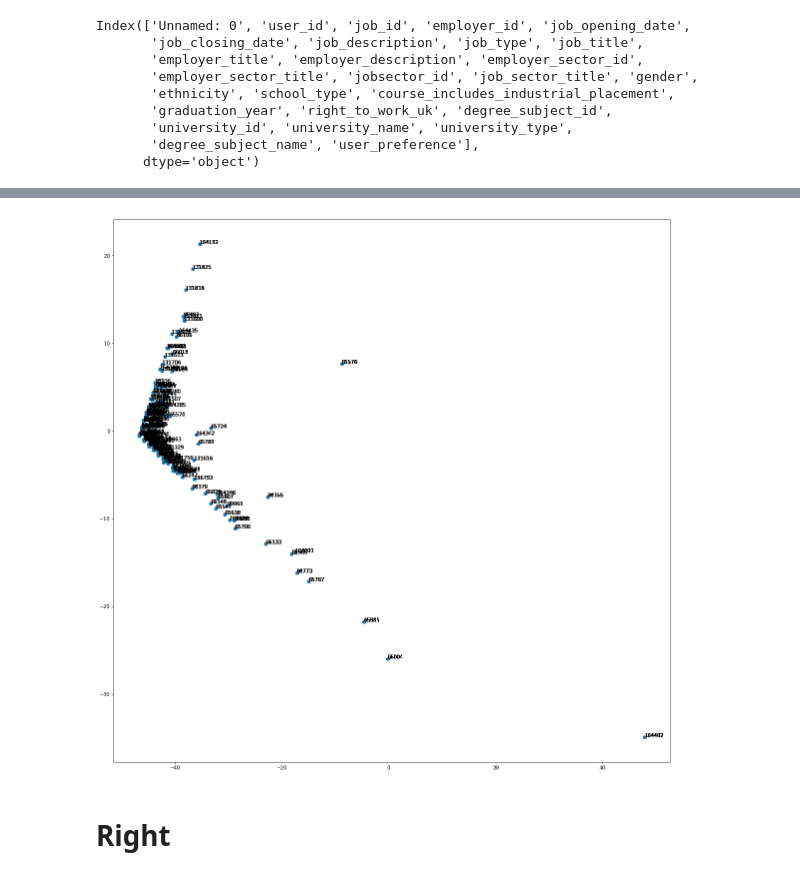
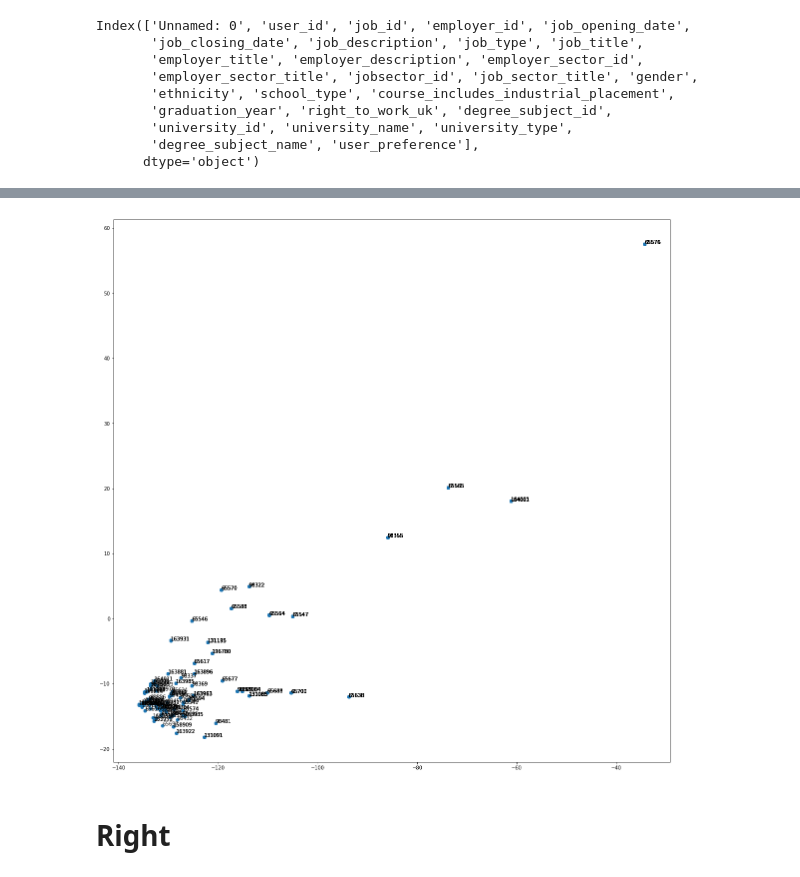
Before and after one commit to Lassanabright/Bright_Network-Data_Science, a Jupyter notebook: Word_Embedding.ipynb, the cells around one changed output, grey strips where cells are left out. Saved outputs shown, nothing was run; the diff lists cells and outputs as text; code cells hidden in the pictures.

```diff
--- a/Word_Embedding.ipynb
+++ b/Word_Embedding.ipynb
@@ -77,5 +71,6 @@ Index(['Unnamed: 0', 'user_id', 'job_id', 'employer_id', 'job_opening_date',
 # %%
 def get_user_characteristics(df):
+    corpus=[]
     gender=[]
     ethnicity=[]
     school_type=[]
@@ -128,6 +123,10 @@ def get_user_characteristics(df):
         uni_type=data["university_type"]
         subname=data["degree_subject_name"]
         pref=data["user_preference"]
+        title=data["job_title"]
+        em_title=data["employer_title"]
+        em_sec_title=data["employer_sector_title"]
+        job_sec_title=data["job_sector_title"]
         if sex=="F":
             sex="Female"
         elif sex=="M":
@@ -144,6 +143,10 @@ def get_user_characteristics(df):
             right=-1
         else:
             right=0
+        if type(pref) is float:
+            pref=""
+        if type(subname) is float:
+            subname=""
         nb_em_sector.append(user_em_sector)
         nb_job_sector.append(user_job_sector)
         gender.append(sex)
@@ -152,14 +155,11 @@ def get_user_characteristics(df):
         course_includes_industrial_placement.append(placement)
         right_to_work_uk.append(right)
         university_type.append(uni_type)
-        degree_subject_name.append(subname)
-        user_preference.append(pref)
+        #degree_subject_name.append(subname)
+        #user_preference.append(pref)
         job_type.append(jobtype)
+        corpus.append(pref+subname+" "+get_data_for_user(user_data))
     d={}
-    for i,sec in enumerate(count_job_sectors):
-        print("job_sector_"+str(i)+": ",len(sec))
-    for i,sec in enumerate(count_em_sectors):
-        print("em_sector_"+str(i)+": ",len(sec))
     for i in range(len(count_job_sectors)):
         d['count_job_sectors_'+str(i)]=count_job_sectors[i]
     for i in range(len(count_em_sectors)):
@@ -172,15 +172,22 @@ def get_user_characteristics(df):
     d["nb_job_sector"]=nb_job_sector
     d["right_to_work_uk"]=right_to_work_uk
     d["ethnicity"]=ethnicity
-    d["degree_subject_name"]=degree_subject_name
+    #d["degree_subject_name"]=degree_subject_name
     d["school_type"]=school_type
-    d["user_preference"]=user_preference
+    #d["user_preference"]=user_preference
     d["course_includes_industrial_placement"]=course_includes_industrial_placement
     a=pd.DataFrame(d)
     data=pd.get_dummies(a)
     b=pd.get_dummies(university_type)
     result = pd.concat([data, b], axis=1, sort=False)
-    return result
+    vectorizer = CountVectorizer(max_df=1.0, min_df=3)
+    X = vectorizer.fit_transform(corpus)
+    col=vectorizer.get_feature_names()
+    donnees=X.toarray()
+    print(X.shape)
+    donnee=pd.DataFrame(donnees, columns=col)
+    final=pd.concat([result, donnee], axis=1)
+    return final
 # %%
 user_characteristics=get_user_characteristics(train)
 # %% [output]
@@ -228,12 +209,12 @@ print(pca.explained_variance_ratio_)
 # %%
-k=2000
+k=500
 plt.figure(figsize=(20,20))
 plt.scatter(test_user[:k, 0], test_user[:k, 1])
 for i, word in enumerate(users[:k]):
     plt.annotate(word, xy=(test_user[i, 0], test_user[i, 1]))
 plt.show()
 # %% [output]
-[figure, old version]
+[figure, new version]
 # %% [markdown]
 # Right
 # %%
```
Also changed, not shown: parts of 12 cells of this notebook, 1 other file.
